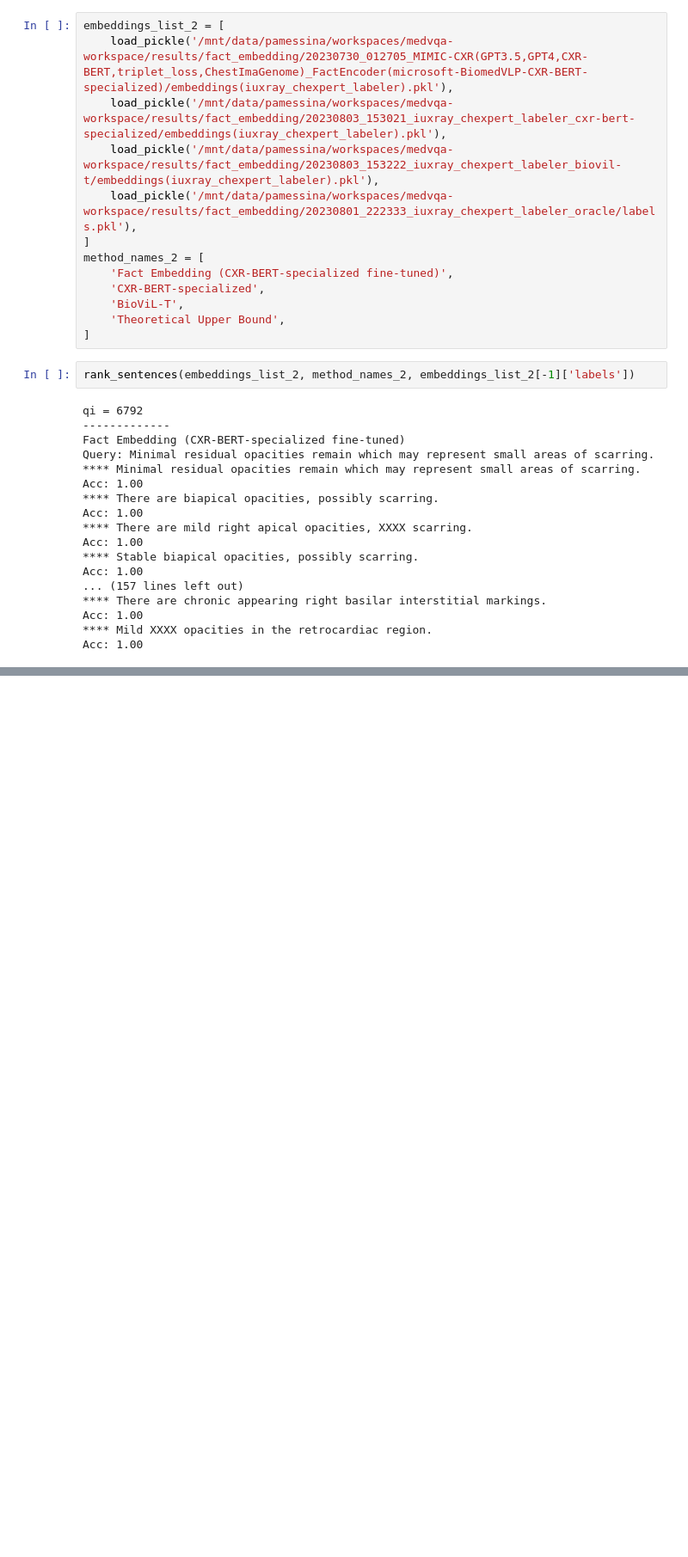
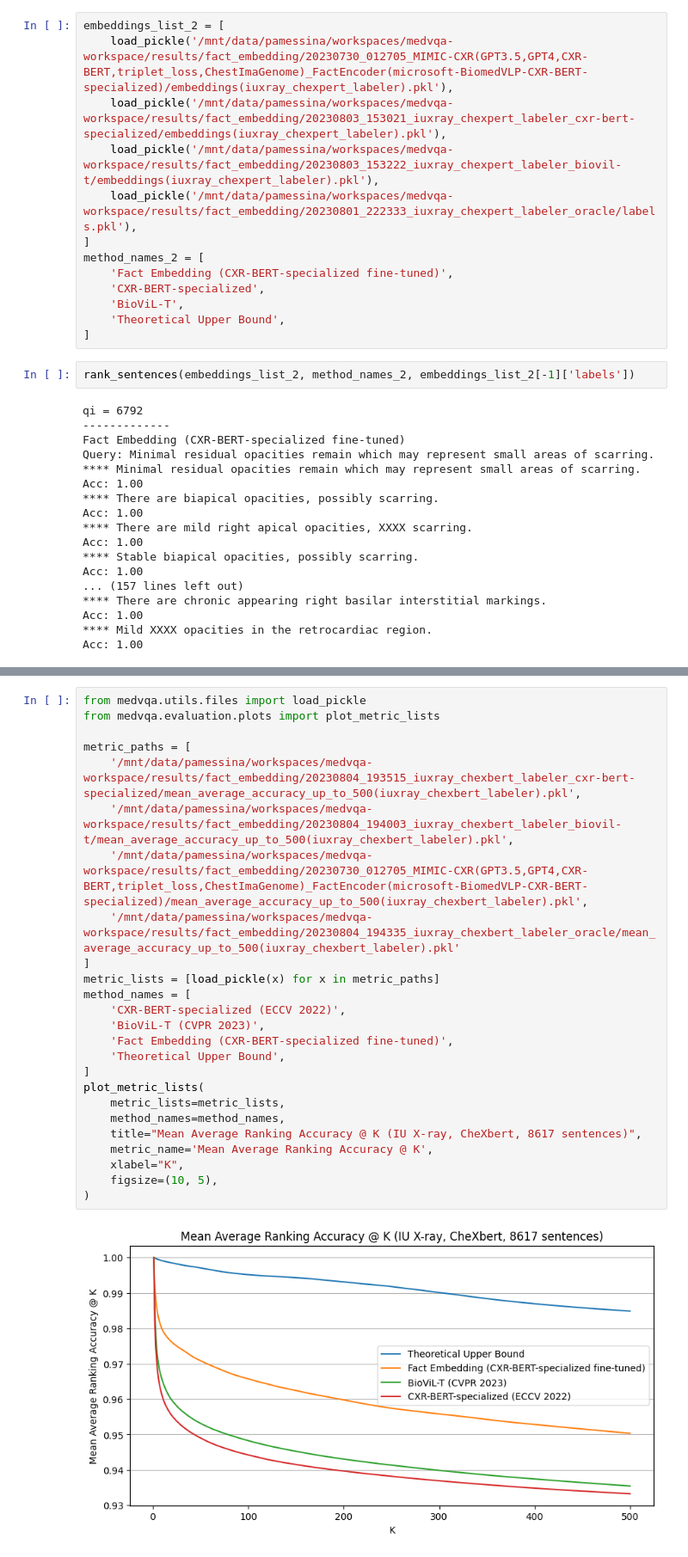
Before and after one commit to PabloMessina/MedVQA, a Jupyter notebook: medvqa/notebooks/evaluate fact embedding.ipynb, the cells around one changed output, grey strips where cells are left out. Shown at 86% size. Drawn from its saved outputs; the diff is of its cells as text; blank space fills up the shorter version.

Commit message:
evaluate ranking of iuxray sentences with CheXbert and RadGraph

```diff
--- a/medvqa/notebooks/evaluate fact embedding.ipynb
+++ b/medvqa/notebooks/evaluate fact embedding.ipynb
@@ -475,0 +571,27 @@ Acc: 1.00
+# %%
+from medvqa.utils.files import load_pickle
+from medvqa.evaluation.plots import plot_metric_lists
+
+metric_paths = [
+    '/mnt/data/pamessina/workspaces/medvqa-workspace/results/fact_embedding/20230804_193515_iuxray_chexbert_labeler_cxr-bert-specialized/mean_average_accuracy_up_to_500(iuxray_chexbert_labeler).pkl',
+    '/mnt/data/pamessina/workspaces/medvqa-workspace/results/fact_embedding/20230804_194003_iuxray_chexbert_labeler_biovil-t/mean_average_accuracy_up_to_500(iuxray_chexbert_labeler).pkl',
+    '/mnt/data/pamessina/workspaces/medvqa-workspace/results/fact_embedding/20230730_012705_MIMIC-CXR(GPT3.5,GPT4,CXR-BERT,triplet_loss,ChestImaGenome)_FactEncoder(microsoft-BiomedVLP-CXR-BERT-specialized)/mean_average_accuracy_up_to_500(iuxray_chexbert_labeler).pkl',
+    '/mnt/data/pamessina/workspaces/medvqa-workspace/results/fact_embedding/20230804_194335_iuxray_chexbert_labeler_oracle/mean_average_accuracy_up_to_500(iuxray_chexbert_labeler).pkl'
+]
+metric_lists = [load_pickle(x) for x in metric_paths]
+method_names = [
+    'CXR-BERT-specialized (ECCV 2022)',
+    'BioViL-T (CVPR 2023)',
+    'Fact Embedding (CXR-BERT-specialized fine-tuned)',
+    'Theoretical Upper Bound',
+]
+plot_metric_lists(
+    metric_lists=metric_lists,
+    method_names=method_names,
+    title="Mean Average Ranking Accuracy @ K (IU X-ray, CheXbert, 8617 sentences)",
+    metric_name='Mean Average Ranking Accuracy @ K',
+    xlabel="K",
+    figsize=(10, 5),
+)
+# %% [output]
+[figure, added]
```
Also changed, not shown: parts of 17 cells of this notebook, 8 other files.
